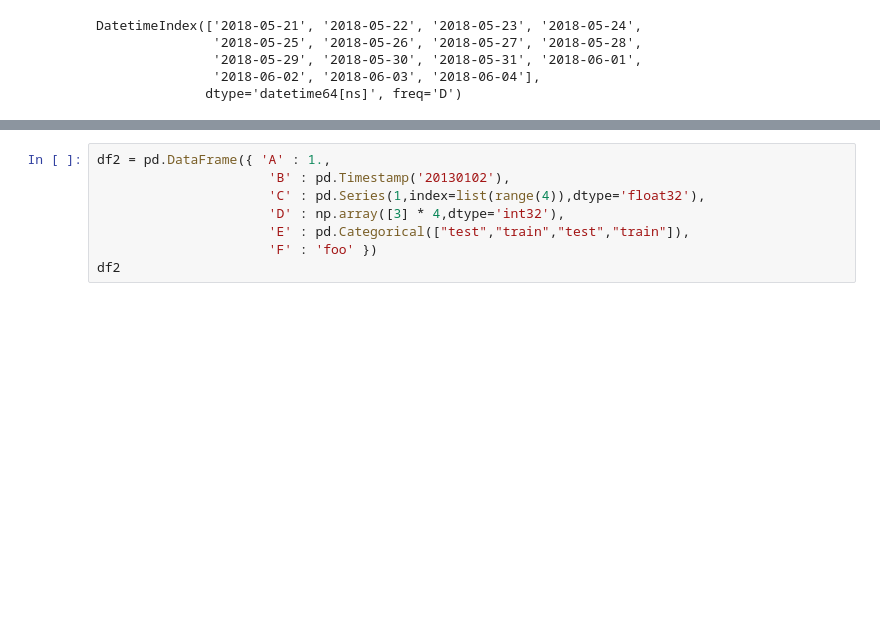
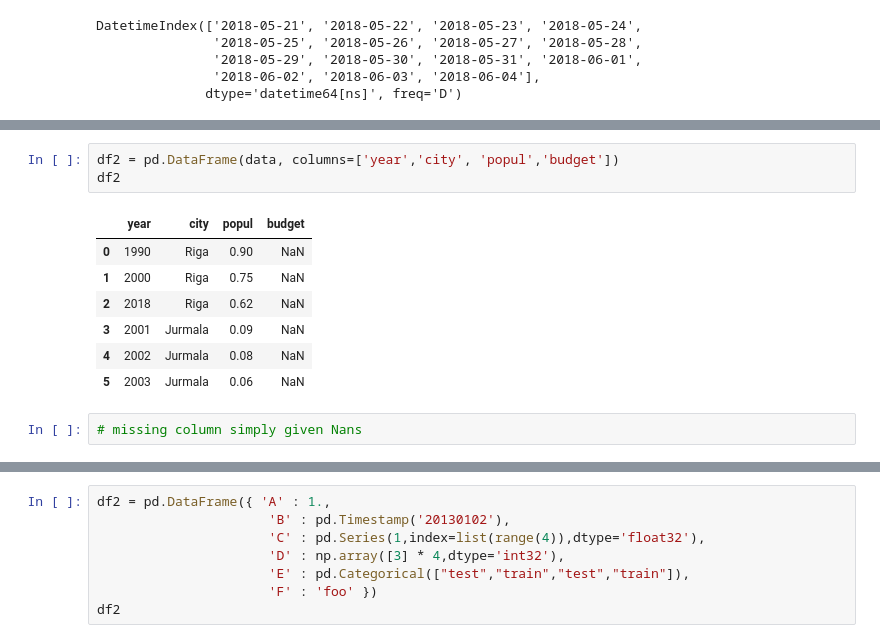
Before and after one commit to ValRCS/RCS_Python, a Jupyter notebook: RCS Python Pandas Tutorial.ipynb, the cells around one changed output, grey strips where cells are left out. Saved outputs shown, nothing was run; the diff lists cells and outputs as text; blank space fills up the shorter version.

```diff
--- a/RCS Python Pandas Tutorial.ipynb
+++ b/RCS Python Pandas Tutorial.ipynb
@@ -85,0 +275,13 @@ DatetimeIndex(['2018-05-21', '2018-05-22', '2018-05-23', '2018-05-24',
+# %%
+df2 = pd.DataFrame(data, columns=['year','city', 'popul','budget'])
+df2
+# %% [output]
+|  | year | city | popul | budget |
+| 0 | 1990 | Riga | 0.90 | NaN |
+| 1 | 2000 | Riga | 0.75 | NaN |
+| 2 | 2018 | Riga | 0.62 | NaN |
+| 3 | 2001 | Jurmala | 0.09 | NaN |
+| 4 | 2002 | Jurmala | 0.08 | NaN |
+| 5 | 2003 | Jurmala | 0.06 | NaN |
+# %%
+# missing column simply given Nans
```
Also changed, not shown: parts of 42 cells of this notebook.
